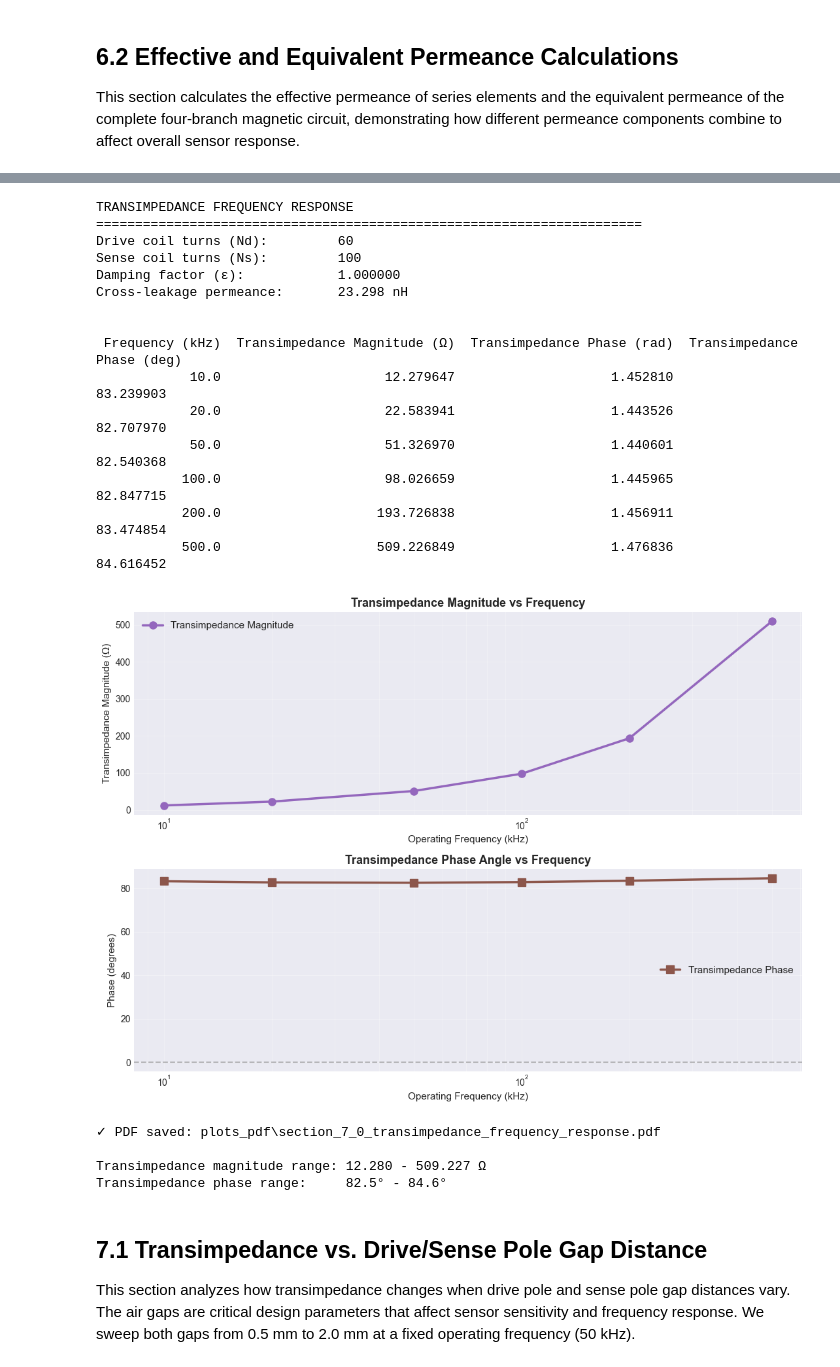
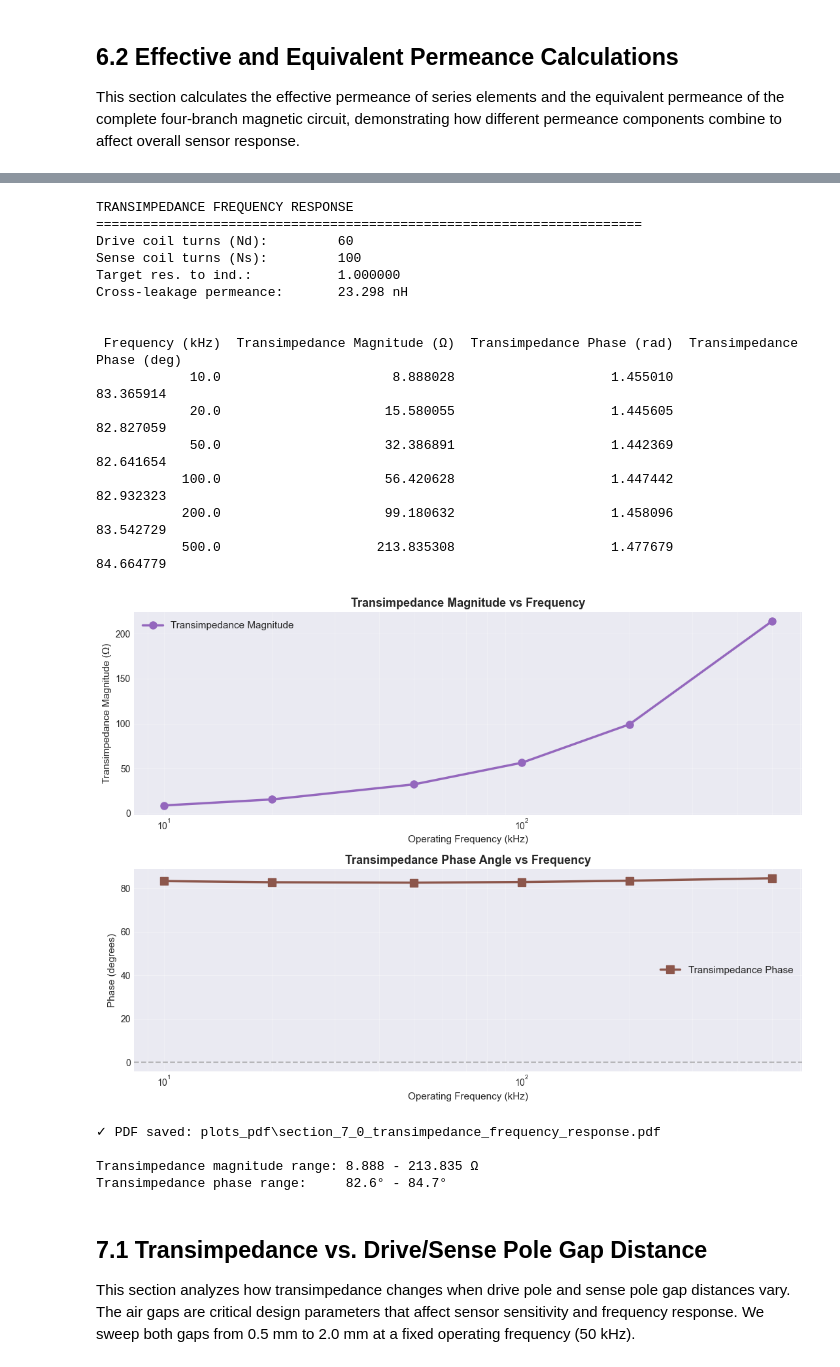
Before and after one commit to MoreCoffee12/MagnetoelasticSensor, a Jupyter notebook: notebooks/HelloWorld.ipynb, the cells around one changed output, grey strips where cells are left out. Drawn from its saved outputs; the diff is of its cells as text; code cells hidden in the pictures.

```diff
--- a/notebooks/HelloWorld.ipynb
+++ b/notebooks/HelloWorld.ipynb
@@ -588,26 +591,26 @@ p_effective = calculate_effective_permeance(
 
 print("EFFECTIVE PERMEANCE (Series: Target + Air Gaps)")
 print("=" * 70)
-print(f"Target permeance (P_t):        {p_target:.6e} H ({p_target*1e9:.3f} nH)")
-print(f"Drive gap permeance (P_gapd):  {p_gap_drive:.6e} H ({p_gap_drive*1e9:.3f} nH)")
-print(f"Sense gap permeance (P_gaps):  {p_gap_sense:.6e} H ({p_gap_sense*1e9:.3f} nH)")
-print(f"\nEffective permeance (P_eff):   {p_effective:.6e} H ({p_effective*1e9:.3f} nH)")
+print(f"Target permeance (𝒫_t):        {p_target:.6e} H ({p_target*1e9:.3f} nH)")
+print(f"Drive gap permeance (𝒫_gapd):  {p_gap_drive:.6e} H ({p_gap_drive*1e9:.3f} nH)")
+print(f"Sense gap permeance (𝒫_gaps):  {p_gap_sense:.6e} H ({p_gap_sense*1e9:.3f} nH)")
+print(f"\nEffective permeance (𝒫_eff): {p_effective:.6e} H ({p_effective*1e9:.3f} nH)")
 print("\n")
 
 # Calculate equivalent permeance for the complete four-branch circuit
 # Using core permeance, effective permeance, and cross-leakage
 p_eq = calculate_equivalent_permeance(
     p_core=baseline_permeance,
-    p=p_effective,
+    p_eff=p_effective,
     p_sd=baseline_cross_leakage
 )
 
 print("EQUIVALENT PERMEANCE (Four-Branch Circuit)")
 print("=" * 70)
-print(f"Core permeance (P_core):           {baseline_permeance:.6e} H ({baseline_permeance*1e9:.3f} nH)")
-print(f"Effective permeance (P_eff):       {p_effective:.6e} H ({p_effective*1e9:.3f} nH)")
-print(f"Cross-leakage permeance (P_sd):    {baseline_cross_leakage:.6e} H ({baseline_cross_leakage*1e9:.3f} nH)")
-print(f"\nEquivalent permeance (P_eq):       {p_eq:.6e} H ({p_eq*1e9:.3f} nH)")
+print(f"Core permeance (𝒫_core):           {baseline_permeance:.6e} H ({baseline_permeance*1e9:.3f} nH)")
+print(f"Effective permeance (𝒫_eff):       {p_effective:.6e} H ({p_effective*1e9:.3f} nH)")
+print(f"Cross-leakage permeance (𝒫_sd):    {baseline_cross_leakage:.6e} H ({baseline_cross_leakage*1e9:.3f} nH)")
+print(f"\nEquivalent permeance (𝒫_eq):       {p_eq:.6e} H ({p_eq*1e9:.3f} nH)")
 print(f"Relative to core permeance:        {100 * p_eq / baseline_permeance:.1f}%")
 print(f"Relative to effective permeance:   {100 * p_eq / p_effective:.1f}%")
 print("\n")
@@ -628,7 +631,7 @@ for i, omega in enumerate(omegas):
     # Equivalent permeance at each frequency
     p_eq_freq = calculate_equivalent_permeance(
         p_core=baseline_permeance,
-        p=p_eff,
+        p_eff=p_eff,
         p_sd=baseline_cross_leakage
     )
     p_eq_results.append(p_eq_freq)
@@ -758,13 +775,13 @@ TypeError: calculate_normalized_impedance() got an unexpected keyword argument '
 # Calculate transimpedance across frequency range with default geometry
 nd = int(DEFAULT_SENSOR_GEOMETRY.ndrive.nominal)
 ns = int(DEFAULT_SENSOR_GEOMETRY.nsense.nominal)
-eta = math.tan(math.radians(DEFAULT_SENSOR_GEOMETRY.theta3_deg.nominal))
+et = 1
 
 print("TRANSIMPEDANCE FREQUENCY RESPONSE")
 print("=" * 70)
 print(f"Drive coil turns (Nd):         {nd}")
 print(f"Sense coil turns (Ns):         {ns}")
-print(f"Damping factor (ε):            {eta:.6f}")
+print(f"Target res. to ind.:           {et:.6f}")
 print(f"Cross-leakage permeance:       {baseline_cross_leakage*1e9:.3f} nH")
 print("\n")
 
@@ -782,8 +799,9 @@ for i, omega in enumerate(omegas):
         omega=omega,
         p3=p3_results[i],
         p_sd=baseline_cross_leakage,
-        p=p_eff_results[i],
-        epsilon=eta
+        p_eff=p_eff_results[i],
+        et=et,
+        p_core=baseline_permeance
     )
 
     Z_mag = calculate_transimpedance_magnitude(
@@ -793,8 +811,9 @@ for i, omega in enumerate(omegas):
         omega=omega,
         p3=p3_results[i],
         p_sd=baseline_cross_leakage,
-        p=p_eff_results[i],
-        epsilon=eta
+        p_eff=p_eff_results[i],
+        et=et,
+        p_core=baseline_permeance
     )
 
     Z_phase = calculate_transimpedance_phase(
@@ -804,8 +823,9 @@ for i, omega in enumerate(omegas):
         omega=omega,
         p3=p3_results[i],
         p_sd=baseline_cross_leakage,
-        p=p_eff_results[i],
-        epsilon=eta
+        p_eff=p_eff_results[i],
+        et=et,
+        p_core=baseline_permeance
     )
 
     z_complex_results.append(Z)
@@ -839,45 +859,45 @@ ax1.grid(True, which='both', alpha=0.3)
 ax1.legend(fontsize=11)
 
 # Phase plot
 ax2.semilogx(frequencies_khz, np.degrees(z_phase_results), 's-', linewidth=2.5, markersize=8,
              color='C5', label='Transimpedance Phase')
 ax2.set_xlabel('Operating Frequency (kHz)', fontsize=11)
 ax2.set_ylabel('Phase (degrees)', fontsize=11)
 ax2.set_title('Transimpedance Phase Angle vs Frequency', fontsize=13, fontweight='bold')
 ax2.grid(True, which='both', alpha=0.3)
 ax2.axhline(y=0, color='gray', linestyle='--', alpha=0.5)
 ax2.legend(fontsize=11)
 
 plt.tight_layout()
 plt.show()
 
 # Save as PDF with smart filename
 save_plot_pdf(fig, '7.0', 'Transimpedance_Frequency_Response')
 
 print(f"\nTransimpedance magnitude range: {z_magnitude_results.min():.3f} - {z_magnitude_results.max():.3f} Ω")
 print(f"Transimpedance phase range:     {np.degrees(z_phase_results).min():.1f}° - {np.degrees(z_phase_results).max():.1f}°")
 print("\n")
 # %% [output]
 TRANSIMPEDANCE FREQUENCY RESPONSE
 ======================================================================
 Drive coil turns (Nd):         60
 Sense coil turns (Ns):         100
-Damping factor (ε):            1.000000
+Target res. to ind.:           1.000000
 Cross-leakage permeance:       23.298 nH
 
 
  Frequency (kHz)  Transimpedance Magnitude (Ω)  Transimpedance Phase (rad)  Transimpedance Phase (deg)
-            10.0                     12.279647                    1.452810                   83.239903
-            20.0                     22.583941                    1.443526                   82.707970
-            50.0                     51.326970                    1.440601                   82.540368
-           100.0                     98.026659                    1.445965                   82.847715
-           200.0                    193.726838                    1.456911                   83.474854
-           500.0                    509.226849                    1.476836                   84.616452
+            10.0                      8.888028                    1.455010                   83.365914
+            20.0                     15.580055                    1.445605                   82.827059
+            50.0                     32.386891                    1.442369                   82.641654
+           100.0                     56.420628                    1.447442                   82.932323
+           200.0                     99.180632                    1.458096                   83.542729
+           500.0                    213.835308                    1.477679                   84.664779
-[figure, old version]
+[figure, new version]
 ✓ PDF saved: plots_pdf\section_7_0_transimpedance_frequency_response.pdf
 
-Transimpedance magnitude range: 12.280 - 509.227 Ω
-Transimpedance phase range:     82.5° - 84.6°
+Transimpedance magnitude range: 8.888 - 213.835 Ω
+Transimpedance phase range:     82.6° - 84.7°
 # %% [markdown]
 ## 7.1 Transimpedance vs. Drive/Sense Pole Gap Distance
 
```
Also changed, not shown: parts of 9 cells of this notebook.
